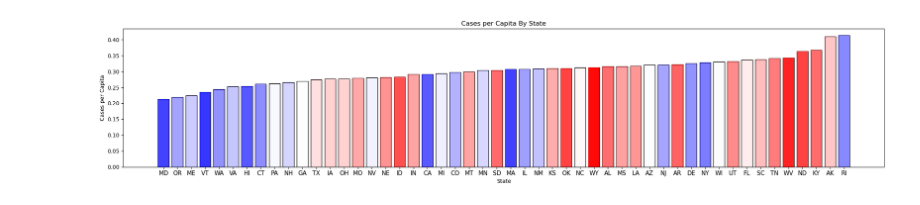
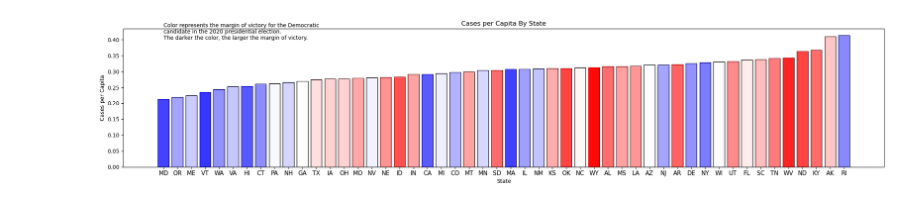
Before and after one commit to alexanderschatzberg/qr_x, a Jupyter notebook: src/covid_vs_politics.ipynb, the cells around one changed output. Saved outputs shown, nothing was run; the diff lists cells and outputs as text; code cells hidden in the pictures.

```diff
--- a/src/covid_vs_politics.ipynb
+++ b/src/covid_vs_politics.ipynb
@@ -54,31 +54,32 @@ for i in range(len(df)):
 deaths_per_captia = []
 for i in range(len(df)):
     deaths_per_captia.append(cases[i]/pop[i])
 
 #Create a dictionary of states and deaths per captia
 states = df['state'].to_list()
 d = dict(zip(states, deaths_per_captia))
 
 #Sort the dictionary
 d = {k: v for k, v in sorted(d.items(), key=lambda item: item[1])}
 
 #Create a bar chart
 plt.figure(0)
 
 for key, value in d.items():
     try:
         state_name = state_dict[key]
         plt.bar(key, value, color='white', edgecolor='black')
         plt.bar(key, value, color=get_color(vote_dict[state_name]), alpha=get_alpha(vote_dict[state_name]))
     except KeyError:
         pass
 
 plt.rcParams["figure.figsize"] = [20.50, 4.50]
 plt.tick_params(axis='x', which='major', labelsize=11)
 plt.rcParams["figure.autolayout"] = True
 plt.title('Cases per Capita By State')
 plt.xlabel('State')
 plt.ylabel('Cases per Capita')
+plt.text(0, .35, 'Color represents the margin of victory for the Democratic \ncandidate in the 2020 presidential election. \nThe darker the color, the larger the margin of victory.')
 plt.show()
 # %% [output]
-[figure, old version]
+[figure, new version]
```
